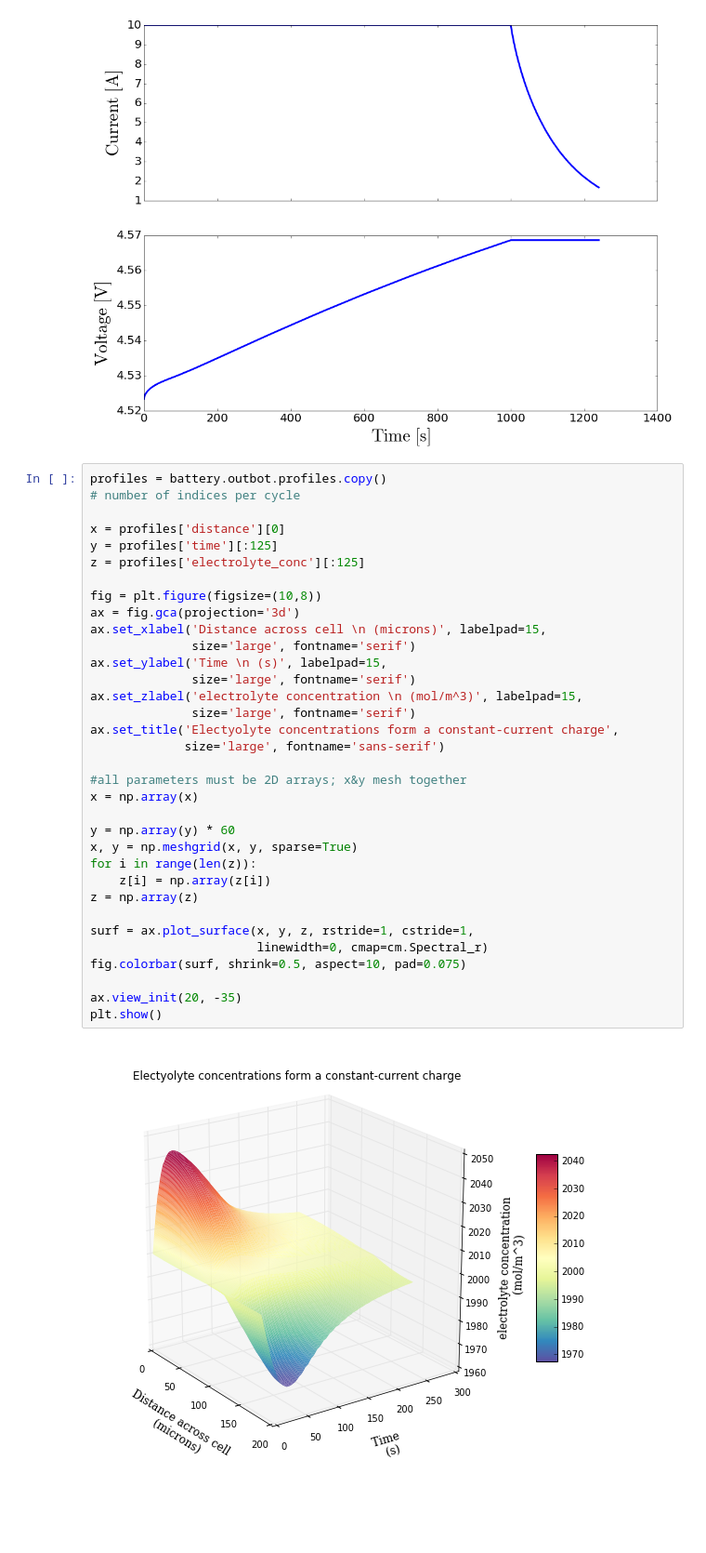
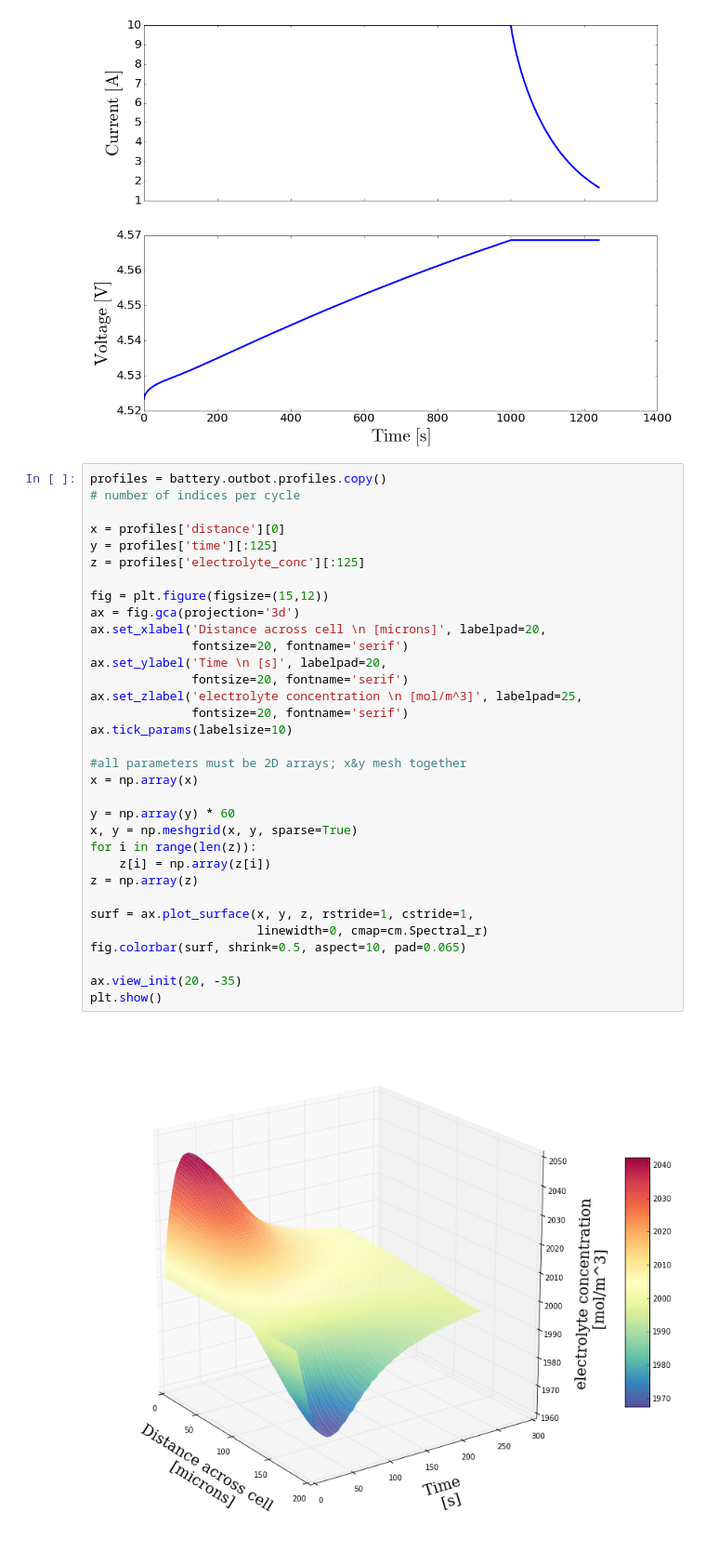
Before and after one commit to iSchomer/Dualfoil_Storage_Device, a Jupyter notebook: output_visuals/dualfoil_const_current_charge.ipynb, the cells around one changed output. Shown at 93% size. Cells and saved outputs as stored; diff of their text form; blank space fills up the shorter version.

```diff
--- a/output_visuals/dualfoil_const_current_charge.ipynb
+++ b/output_visuals/dualfoil_const_current_charge.ipynb
@@ -31,36 +31,35 @@ plot_data(data)
 # %%
 profiles = battery.outbot.profiles.copy()
 # number of indices per cycle
 
 x = profiles['distance'][0]
 y = profiles['time'][:125]
 z = profiles['electrolyte_conc'][:125]
 
-fig = plt.figure(figsize=(10,8))
+fig = plt.figure(figsize=(15,12))
 ax = fig.gca(projection='3d')
-ax.set_xlabel('Distance across cell \n (microns)', labelpad=15,
-              size='large', fontname='serif')
-ax.set_ylabel('Time \n (s)', labelpad=15,
-              size='large', fontname='serif')
-ax.set_zlabel('electrolyte concentration \n (mol/m^3)', labelpad=15,
-              size='large', fontname='serif')
-ax.set_title('Electyolyte concentrations form a constant-current charge',
-             size='large', fontname='sans-serif')
+ax.set_xlabel('Distance across cell \n [microns]', labelpad=20,
+              fontsize=20, fontname='serif')
+ax.set_ylabel('Time \n [s]', labelpad=20,
+              fontsize=20, fontname='serif')
+ax.set_zlabel('electrolyte concentration \n [mol/m^3]', labelpad=25,
+              fontsize=20, fontname='serif')
+ax.tick_params(labelsize=10)
 
 #all parameters must be 2D arrays; x&y mesh together
 x = np.array(x)
 
 y = np.array(y) * 60
 x, y = np.meshgrid(x, y, sparse=True)
 for i in range(len(z)):
     z[i] = np.array(z[i])
 z = np.array(z)
 
 surf = ax.plot_surface(x, y, z, rstride=1, cstride=1,
                        linewidth=0, cmap=cm.Spectral_r)
-fig.colorbar(surf, shrink=0.5, aspect=10, pad=0.075)
+fig.colorbar(surf, shrink=0.5, aspect=10, pad=0.065)
 
 ax.view_init(20, -35)
 plt.show()
 # %% [output]
-[figure, old version]
+[figure, new version]
```
Also changed, not shown: 2 other files.
